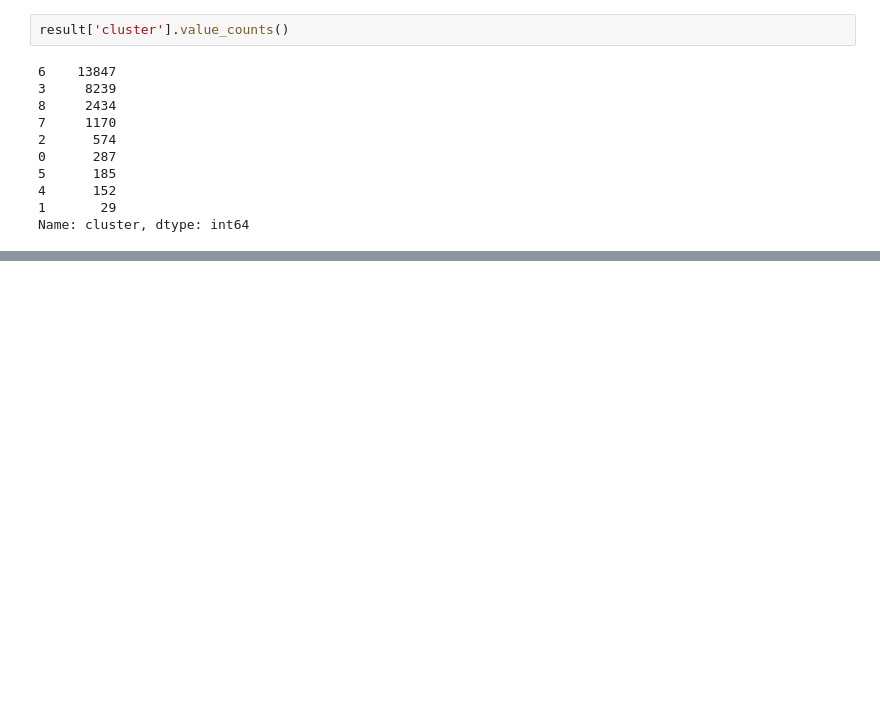
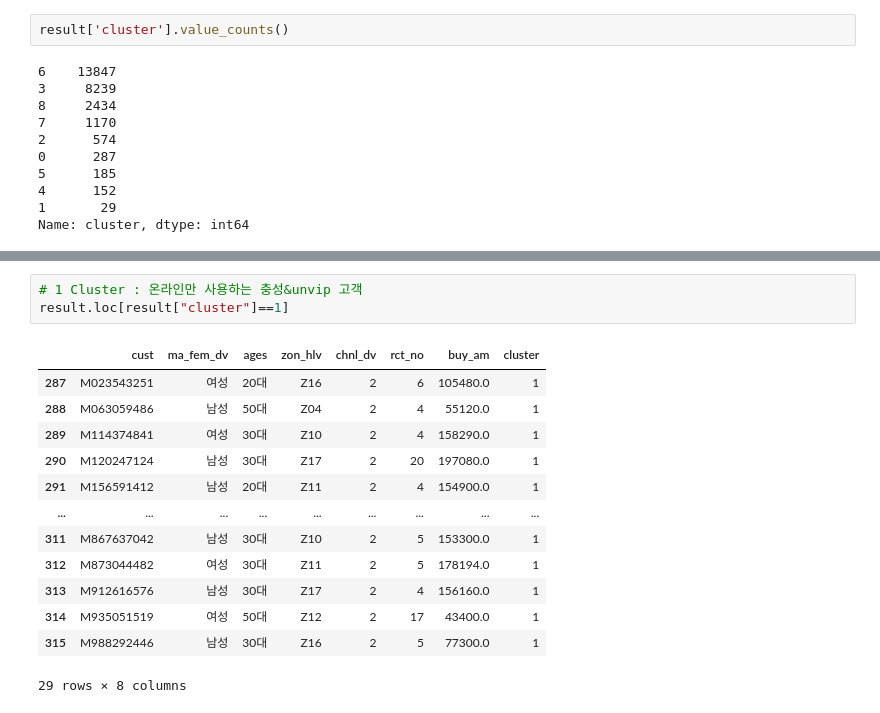
Before and after one commit to osy5882/Lpoint_competition, a Jupyter notebook: domain_clustering/Domain Clustering_2.ipynb, the cells around one changed output, grey strips where cells are left out. Drawn from its saved outputs; the diff is of its cells as text; blank space fills up the shorter version.

Commit message:
rules and re-clustering about domain

```diff
--- a/domain_clustering/Domain Clustering_2.ipynb
+++ b/domain_clustering/Domain Clustering_2.ipynb
@@ -258,0 +276,17 @@ Name: cluster, dtype: int64
+# %%
+# 1 Cluster : 온라인만 사용하는 충성&unvip 고객
+result.loc[result["cluster"]==1]
+# %% [output]
+|  | cust | ma_fem_dv | ages | zon_hlv | chnl_dv | rct_no | buy_am | cluster |
+| 287 | M023543251 | 여성 | 20대 | Z16 | 2 | 6 | 105480.0 | 1 |
+| 288 | M063059486 | 남성 | 50대 | Z04 | 2 | 4 | 55120.0 | 1 |
+| 289 | M114374841 | 여성 | 30대 | Z10 | 2 | 4 | 158290.0 | 1 |
+| 290 | M120247124 | 남성 | 30대 | Z17 | 2 | 20 | 197080.0 | 1 |
+| 291 | M156591412 | 남성 | 20대 | Z11 | 2 | 4 | 154900.0 | 1 |
+| ... | ... | ... | ... | ... | ... | ... | ... | ... |
+| 311 | M867637042 | 남성 | 30대 | Z10 | 2 | 5 | 153300.0 | 1 |
+| 312 | M873044482 | 여성 | 30대 | Z11 | 2 | 5 | 178194.0 | 1 |
+| 313 | M912616576 | 남성 | 30대 | Z17 | 2 | 4 | 156160.0 | 1 |
+| 314 | M935051519 | 여성 | 50대 | Z12 | 2 | 17 | 43400.0 | 1 |
+| 315 | M988292446 | 남성 | 30대 | Z16 | 2 | 5 | 77300.0 | 1 |
+29 rows × 8 columns
```
Also changed, not shown: parts of 18 cells of this notebook, 3 other files.
